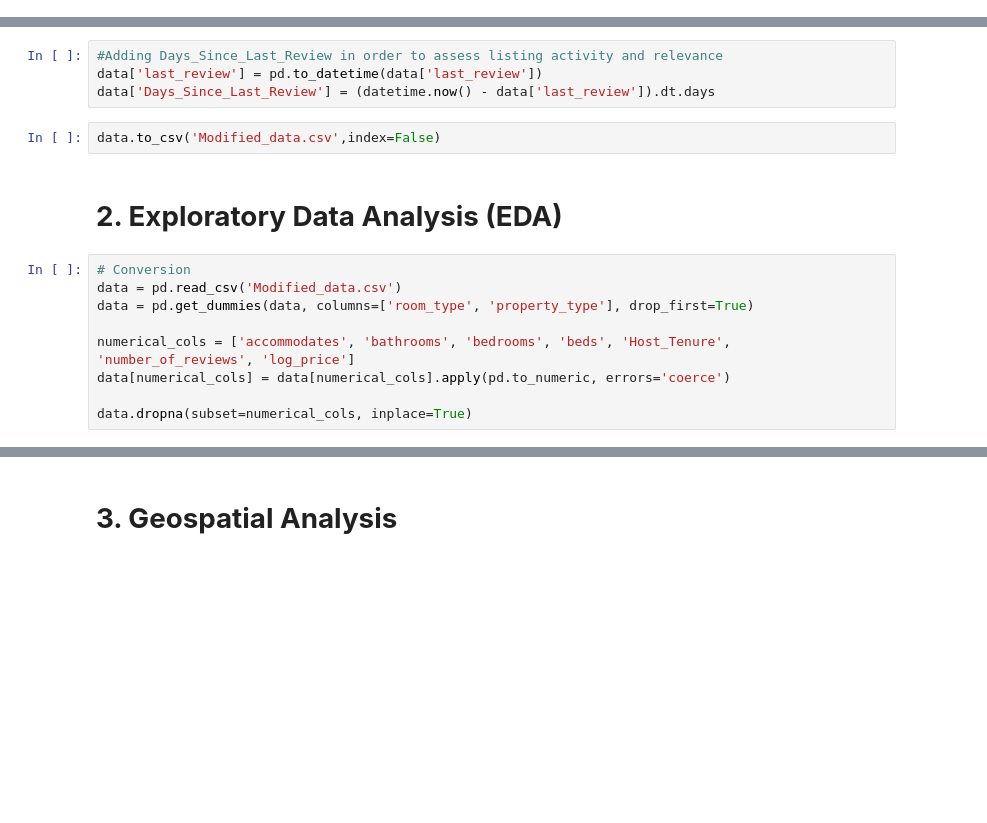
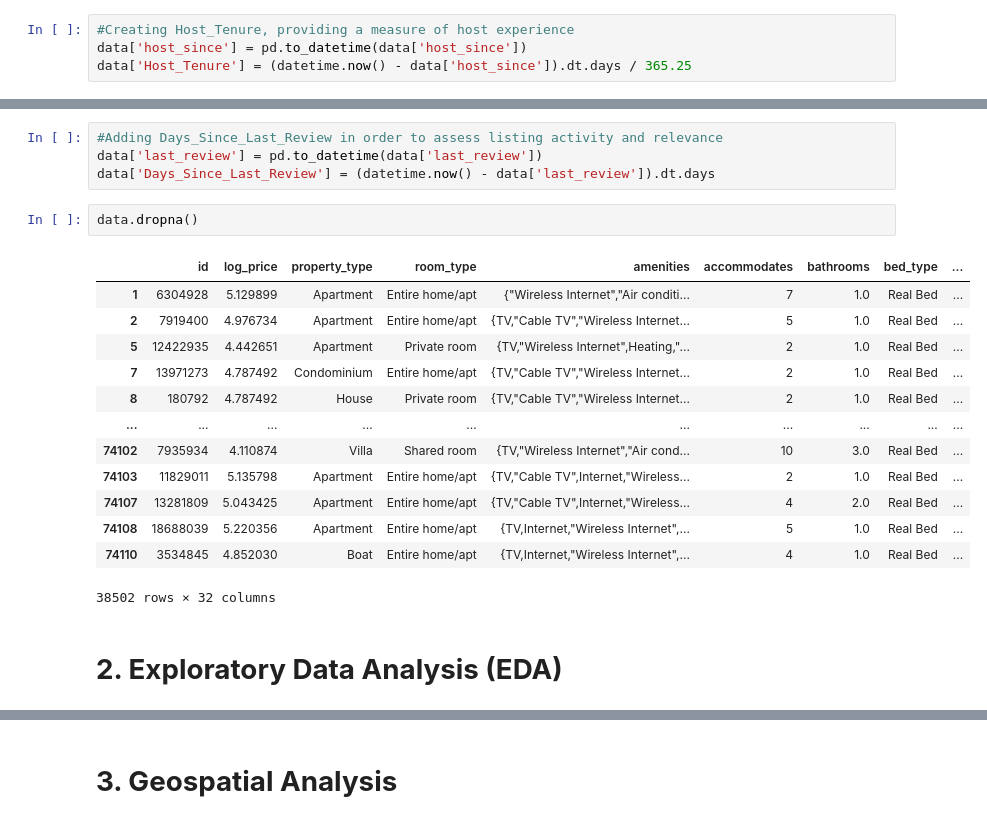
Before and after one commit to Saherpathan/git_assess, a Jupyter notebook: cerina.ipynb, the cells around one changed output, grey strips where cells are left out. Cells and saved outputs as stored; diff of their text form; blank space fills up the shorter version.

```diff
--- a/cerina.ipynb
+++ b/cerina.ipynb
@@ -51,6 +61,10 @@ memory usage: 15.9+ MB
 #Creating host_tenure feature, providing a measure of host experience.
 data['host_since'] = pd.to_datetime(data['host_since'])
 data['Host_Tenure'] = (datetime.now() - data['host_since']).dt.days / 365.00
+# %%
+#Creating Host_Tenure, providing a measure of host experience
+data['host_since'] = pd.to_datetime(data['host_since'])
+data['Host_Tenure'] = (datetime.now() - data['host_since']).dt.days / 365.25
 # %%
 #Amenities_count, quantify the property offerings
 data['Amenities_count'] = data['amenities'].apply(lambda x: len(x.split(',')))
@@ -58,16 +72,21 @@ data['Amenities_count'] = data['amenities'].apply(lambda x: len(x.split(',')))
 #Adding Days_Since_Last_Review in order to assess listing activity and relevance
 data['last_review'] = pd.to_datetime(data['last_review'])
 data['Days_Since_Last_Review'] = (datetime.now() - data['last_review']).dt.days
-# %%
-data.to_csv('Modified_data.csv',index=False)
+# %%
+data.dropna()
+# %% [output]
+|  | id | log_price | property_type | room_type | amenities | accommodates | bathrooms | bed_type | ... |
+| 1 | 6304928 | 5.129899 | Apartment | Entire home/apt | {"Wireless Internet","Air conditi... | 7 | 1.0 | Real Bed | ... |
+| 2 | 7919400 | 4.976734 | Apartment | Entire home/apt | {TV,"Cable TV","Wireless Internet... | 5 | 1.0 | Real Bed | ... |
+| 5 | 12422935 | 4.442651 | Apartment | Private room | {TV,"Wireless Internet",Heating,"... | 2 | 1.0 | Real Bed | ... |
+| 7 | 13971273 | 4.787492 | Condominium | Entire home/apt | {TV,"Cable TV","Wireless Internet... | 2 | 1.0 | Real Bed | ... |
+| 8 | 180792 | 4.787492 | House | Private room | {TV,"Cable TV","Wireless Internet... | 2 | 1.0 | Real Bed | ... |
+| ... | ... | ... | ... | ... | ... | ... | ... | ... | ... |
+| 74102 | 7935934 | 4.110874 | Villa | Shared room | {TV,"Wireless Internet","Air cond... | 10 | 3.0 | Real Bed | ... |
+| 74103 | 11829011 | 5.135798 | Apartment | Entire home/apt | {TV,"Cable TV",Internet,"Wireless... | 2 | 1.0 | Real Bed | ... |
+| 74107 | 13281809 | 5.043425 | Apartment | Entire home/apt | {TV,"Cable TV",Internet,"Wireless... | 4 | 2.0 | Real Bed | ... |
+| 74108 | 18688039 | 5.220356 | Apartment | Entire home/apt | {TV,Internet,"Wireless Internet",... | 5 | 1.0 | Real Bed | ... |
+| 74110 | 3534845 | 4.852030 | Boat | Entire home/apt | {TV,Internet,"Wireless Internet",... | 4 | 1.0 | Real Bed | ... |
+38502 rows × 32 columns
 # %% [markdown]
 # **2. Exploratory Data Analysis (EDA)**
-# %%
-# Conversion
-data = pd.read_csv('Modified_data.csv')
-data = pd.get_dummies(data, columns=['room_type', 'property_type'], drop_first=True)
-
-numerical_cols = ['accommodates', 'bathrooms', 'bedrooms', 'beds', 'Host_Tenure', 'number_of_reviews', 'log_price']
-data[numerical_cols] = data[numerical_cols].apply(pd.to_numeric, errors='coerce')
-
-data.dropna(subset=numerical_cols, inplace=True)
```
Also changed, not shown: parts of 27 cells of this notebook.
